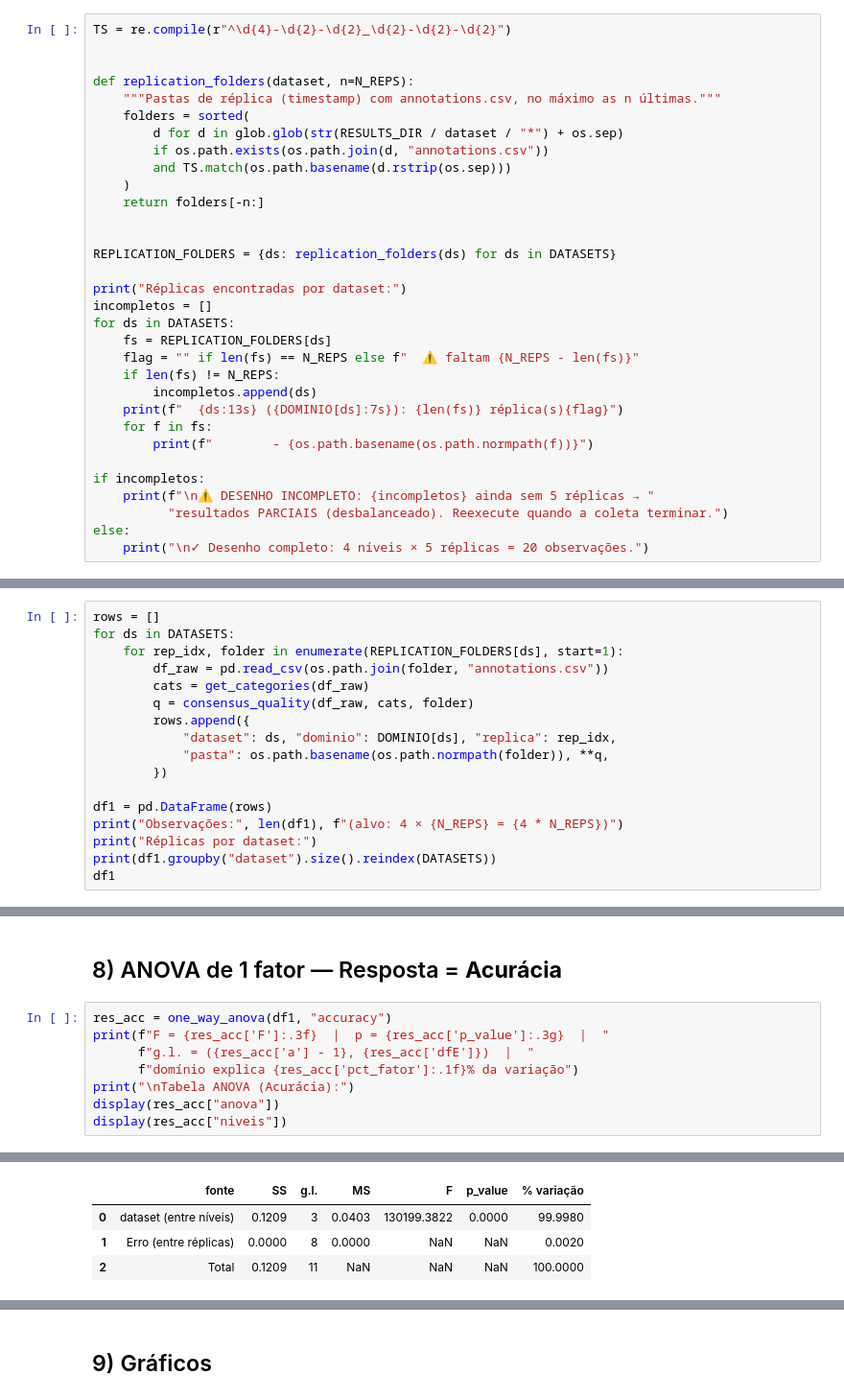
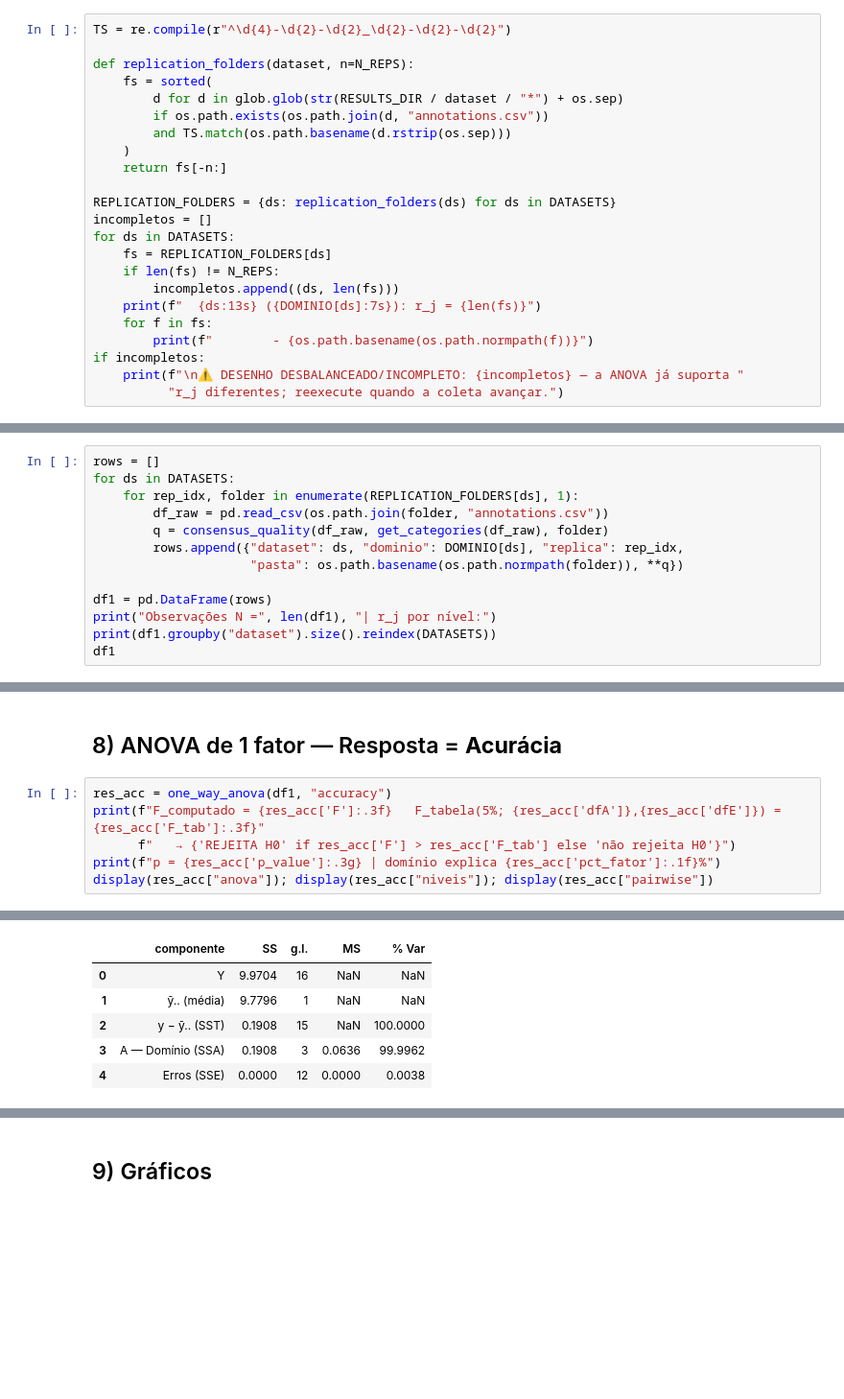
Before and after one commit to Ktzani/llm-annotation, a Jupyter notebook: src/notebooks/mq/analise_projeto_um_fator_dominio.ipynb, the cells around one changed output, grey strips where cells are left out. Shown at 96% size. Drawn from its saved outputs; the diff is of its cells as text; blank space fills up the shorter version.

```diff
--- a/src/notebooks/mq/analise_projeto_um_fator_dominio.ipynb
+++ b/src/notebooks/mq/analise_projeto_um_fator_dominio.ipynb
@@ -73,33 +63,24 @@ pasta "… - 3 modelos"). Pegamos até **5** por dataset.
 # %%
 TS = re.compile(r"^\d{4}-\d{2}-\d{2}_\d{2}-\d{2}-\d{2}")
 
-
 def replication_folders(dataset, n=N_REPS):
-    """Pastas de réplica (timestamp) com annotations.csv, no máximo as n últimas."""
-    folders = sorted(
+    fs = sorted(
         d for d in glob.glob(str(RESULTS_DIR / dataset / "*") + os.sep)
         if os.path.exists(os.path.join(d, "annotations.csv"))
         and TS.match(os.path.basename(d.rstrip(os.sep)))
     )
-    return folders[-n:]
-
+    return fs[-n:]
 
 REPLICATION_FOLDERS = {ds: replication_folders(ds) for ds in DATASETS}
-
-print("Réplicas encontradas por dataset:")
 incompletos = []
 for ds in DATASETS:
     fs = REPLICATION_FOLDERS[ds]
-    flag = "" if len(fs) == N_REPS else f"  ⚠️ faltam {N_REPS - len(fs)}"
     if len(fs) != N_REPS:
-        incompletos.append(ds)
-    print(f"  {ds:13s} ({DOMINIO[ds]:7s}): {len(fs)} réplica(s){flag}")
+        incompletos.append((ds, len(fs)))
+    print(f"  {ds:13s} ({DOMINIO[ds]:7s}): r_j = {len(fs)}")
     for f in fs:
         print(f"        - {os.path.basename(os.path.normpath(f))}")
-
 if incompletos:
-    print(f"\n⚠️ DESENHO INCOMPLETO: {incompletos} ainda sem 5 réplicas → "
-          "resultados PARCIAIS (desbalanceado). Reexecute quando a coleta terminar.")
-else:
-    print("\n✓ Desenho completo: 4 níveis × 5 réplicas = 20 observações.")
+    print(f"\n⚠️ DESENHO DESBALANCEADO/INCOMPLETO: {incompletos} — a ANOVA já suporta "
+          "r_j diferentes; reexecute quando a coleta avançar.")
 # %% [output]
@@ -158,18 +125,14 @@ def consensus_quality(df_raw, categories, output_dir):
 # %%
 rows = []
 for ds in DATASETS:
-    for rep_idx, folder in enumerate(REPLICATION_FOLDERS[ds], start=1):
+    for rep_idx, folder in enumerate(REPLICATION_FOLDERS[ds], 1):
         df_raw = pd.read_csv(os.path.join(folder, "annotations.csv"))
-        cats = get_categories(df_raw)
-        q = consensus_quality(df_raw, cats, folder)
-        rows.append({
-            "dataset": ds, "dominio": DOMINIO[ds], "replica": rep_idx,
-            "pasta": os.path.basename(os.path.normpath(folder)), **q,
-        })
+        q = consensus_quality(df_raw, get_categories(df_raw), folder)
+        rows.append({"dataset": ds, "dominio": DOMINIO[ds], "replica": rep_idx,
+                     "pasta": os.path.basename(os.path.normpath(folder)), **q})
 
 df1 = pd.DataFrame(rows)
-print("Observações:", len(df1), f"(alvo: 4 × {N_REPS} = {4 * N_REPS})")
-print("Réplicas por dataset:")
+print("Observações N =", len(df1), "| r_j por nível:")
 print(df1.groupby("dataset").size().reindex(DATASETS))
 df1
 # %% [output]
@@ -381,10 +350,8 @@ Tukey HSD requer ≥2 réplicas por nível — pendente até AGNews/DBLP terem r
 ## 8) ANOVA de 1 fator — Resposta = **Acurácia**
 # %%
 res_acc = one_way_anova(df1, "accuracy")
-print(f"F = {res_acc['F']:.3f}  |  p = {res_acc['p_value']:.3g}  |  "
-      f"g.l. = ({res_acc['a'] - 1}, {res_acc['dfE']})  |  "
-      f"domínio explica {res_acc['pct_fator']:.1f}% da variação")
-print("\nTabela ANOVA (Acurácia):")
-display(res_acc["anova"])
-display(res_acc["niveis"])
+print(f"F_computado = {res_acc['F']:.3f}   F_tabela(5%; {res_acc['dfA']},{res_acc['dfE']}) = {res_acc['F_tab']:.3f}"
+      f"   → {'REJEITA H0' if res_acc['F'] > res_acc['F_tab'] else 'não rejeita H0'}")
+print(f"p = {res_acc['p_value']:.3g} | domínio explica {res_acc['pct_fator']:.1f}%")
+display(res_acc["anova"]); display(res_acc["niveis"]); display(res_acc["pairwise"])
 # %% [output]
@@ -394,4 +360,6 @@ Tabela ANOVA (Acurácia):
-|  | fonte | SS | g.l. | MS | F | p_value | % variação |
-| 0 | dataset (entre níveis) | 0.1209 | 3 | 0.0403 | 130199.3822 | 0.0000 | 99.9980 |
-| 1 | Erro (entre réplicas) | 0.0000 | 8 | 0.0000 | NaN | NaN | 0.0020 |
-| 2 | Total | 0.1209 | 11 | NaN | NaN | NaN | 100.0000 |
+|  | componente | SS | g.l. | MS | % Var |
+| 0 | Y | 9.9704 | 16 | NaN | NaN |
+| 1 | ȳ.. (média) | 9.7796 | 1 | NaN | NaN |
+| 2 | y − ȳ.. (SST) | 0.1908 | 15 | NaN | 100.0000 |
+| 3 | A — Domínio (SSA) | 0.1908 | 3 | 0.0636 | 99.9962 |
+| 4 | Erros (SSE) | 0.0000 | 12 | 0.0000 | 0.0038 |
```
Also changed, not shown: parts of 23 cells of this notebook, 8 other files.
